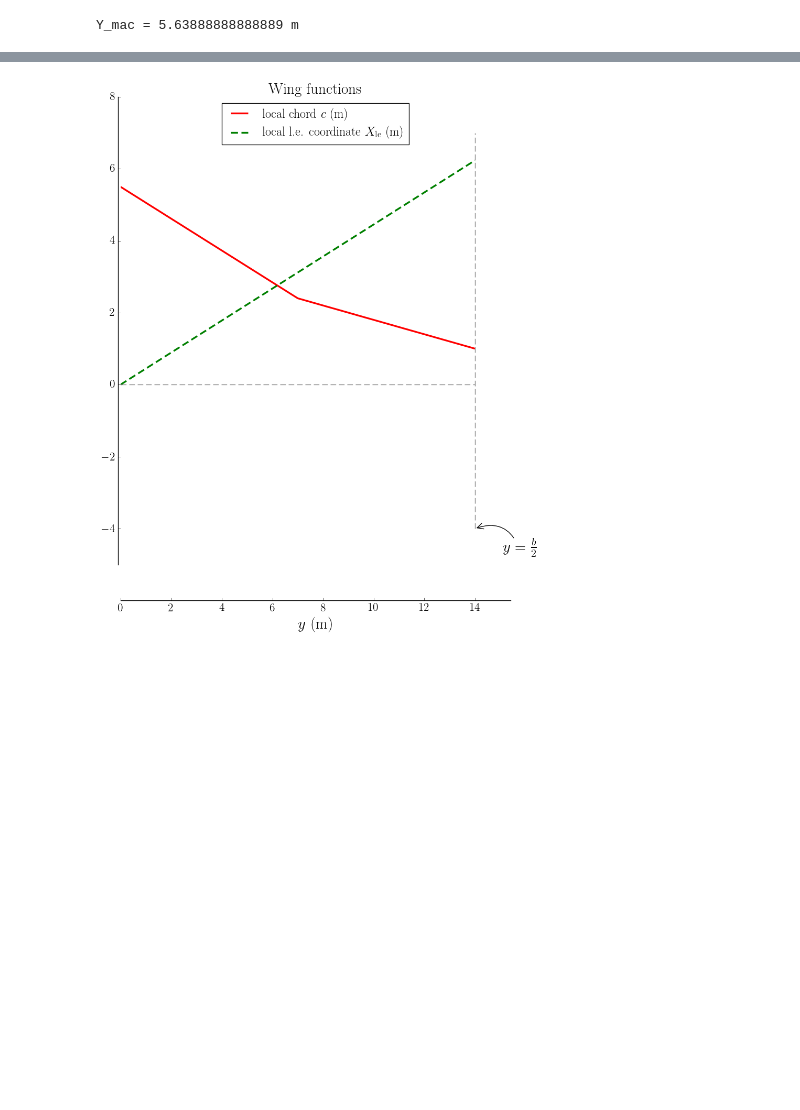
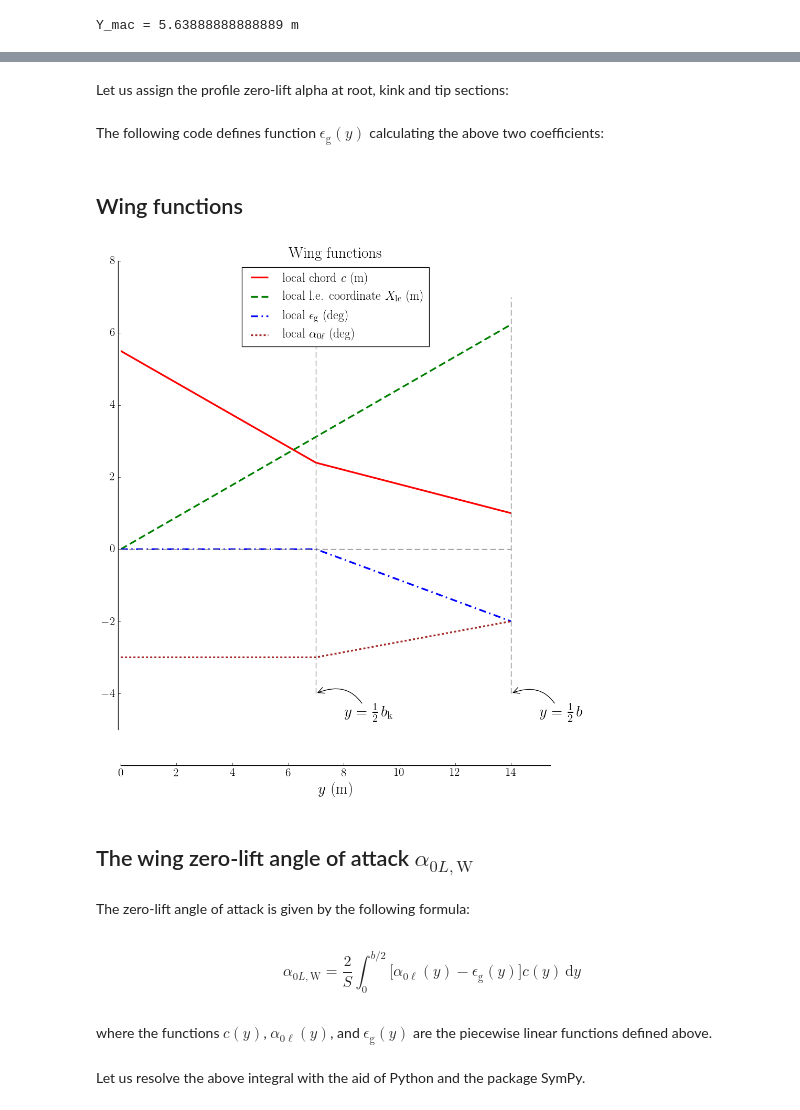
Before and after one commit to agodemar/jupyter-test, a Jupyter notebook: flight_mechanics/cranked_wing.ipynb, the cells around one changed output, grey strips where cells are left out. Saved outputs shown, nothing was run; the diff lists cells and outputs as text; code cells hidden in the pictures; blank space fills up the shorter version.

Commit message:
More on cranked wing

```diff
--- a/flight_mechanics/cranked_wing.ipynb
+++ b/flight_mechanics/cranked_wing.ipynb
@@ -300,0 +344,17 @@ Wing functions.
+# %%
+# eps_g(y)
+def f_twist(eps_k, eps_t, b_k, b, y):
+    if y >= 0 and y <= b_k/2:
+        A_ = 2*eps_k/b_k; B_ = 0;
+        return A_*y + B_
+    elif y > b_k/2 and y <= b/2:
+        A_ = (eps_t - eps_k)/(b/2 - b_k/2); B_ = eps_k;
+        return A_*(y - b_k/2) + B_
+
+def f_twist_1(eps_k, eps_t, b_k, b, y):
+    A_ = 2*eps_k/b_k; B_ = 0;
+    return A_*y + B_
+
+def f_twist_2(eps_k, eps_t, b_k, b, y):
+    A_ = (eps_t - eps_k)/(b/2 - b_k/2); B_ = eps_k;
+    return A_*(y - b_k/2) + B_
@@ -301,6 +395,50 @@ Wing functions.
+# %% [markdown]
+Let us assign the profile zero-lift alpha at root, kink and tip sections:
+# %%
+alpha0l_r = -3.0*math.pi/180
+alpha0l_k = -3.0*math.pi/180
+alpha0l_t = -2.0*math.pi/180
+# %% [markdown]
+The following code defines function $\epsilon_{\mathrm{g}}(y)$ calculating the above two coefficients:
+# %%
+# alpha0l(y)
+def f_alpha0l(alpha0l_r, alpha0l_k, alpha0l_t, b_k, b, y):
+    if y >= 0 and y <= b_k/2:
+        A_ = 2*(alpha0l_k - alpha0l_r)/b_k; B_ = alpha0l_r;
+        return A_*y + B_
+    elif y > b_k/2 and y <= b/2:
+        A_ = (alpha0l_t - alpha0l_k)/(b/2 - b_k/2); B_ = alpha0l_k;
+        return A_*(y - b_k/2) + B_
+
+def f_alpha0l_1(alpha0l_r, alpha0l_k, alpha0l_t, b_k, b, y):
+    A_ = 2*(alpha0l_k - alpha0l_r)/b_k; B_ = alpha0l_r;
+    return A_*y + B_
+
+def f_alpha0l_2(alpha0l_r, alpha0l_k, alpha0l_t, b_k, b, y):
+    A_ = (alpha0l_t - alpha0l_k)/(b/2 - b_k/2); B_ = alpha0l_k;
+    return A_*(y - b_k/2) + B_
+# %% [markdown]
+## Wing functions
 # %%
 %run ./src/cranked_wing/init.py
-plot_wing_functions(c_r, c_k, c_t, b_k, b, Lambda_le_1, Lambda_le_2,
-                    f_chords, f_Xle)
+plot_wing_functions(c_r, c_k, c_t,
+                    eps_k, eps_t, alpha0l_r, alpha0l_k, alpha0l_t,
+                    b_k, b, Lambda_le_1, Lambda_le_2,
+                    f_chords, f_Xle, f_twist, f_alpha0l)
 # %% [output]
-[figure, old version]
+[figure, new version]
+# %% [markdown]
+## The wing zero-lift angle of attack $\alpha_{0L,\mathrm{W}}$
+# %% [markdown]
+The zero-lift angle of attack is given by the following formula:
+# %% [markdown]
+\begin{equation}
+\alpha_{0L,\mathrm{W}}
+  = \frac{2}{S} \int_0^{b/2}
+    \big[\alpha_{0\ell}(y) - \epsilon_{\mathrm{g}}(y)\big]
+    c(y) \, \mathrm{d}y
+\end{equation}
+# %% [markdown]
+where the functions $c(y)$, $\alpha_{0\ell}(y)$, and $\epsilon_{\mathrm{g}}(y)$ are the piecewise linear functions defined above.
+# %% [markdown]
+Let us resolve the above integral with the aid of Python and the package SymPy.
```
Also changed, not shown: parts of 16 cells of this notebook, 1 other file.
